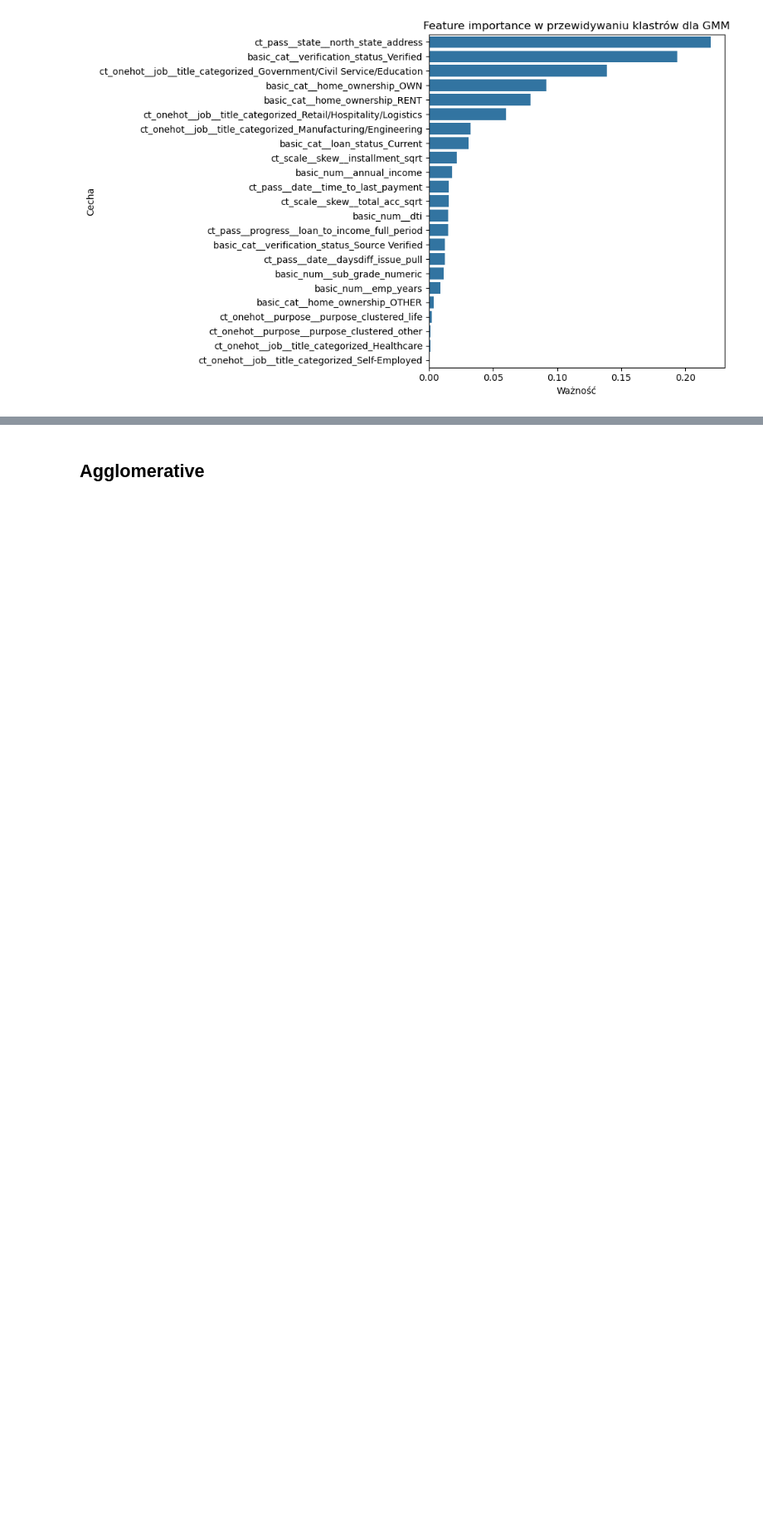
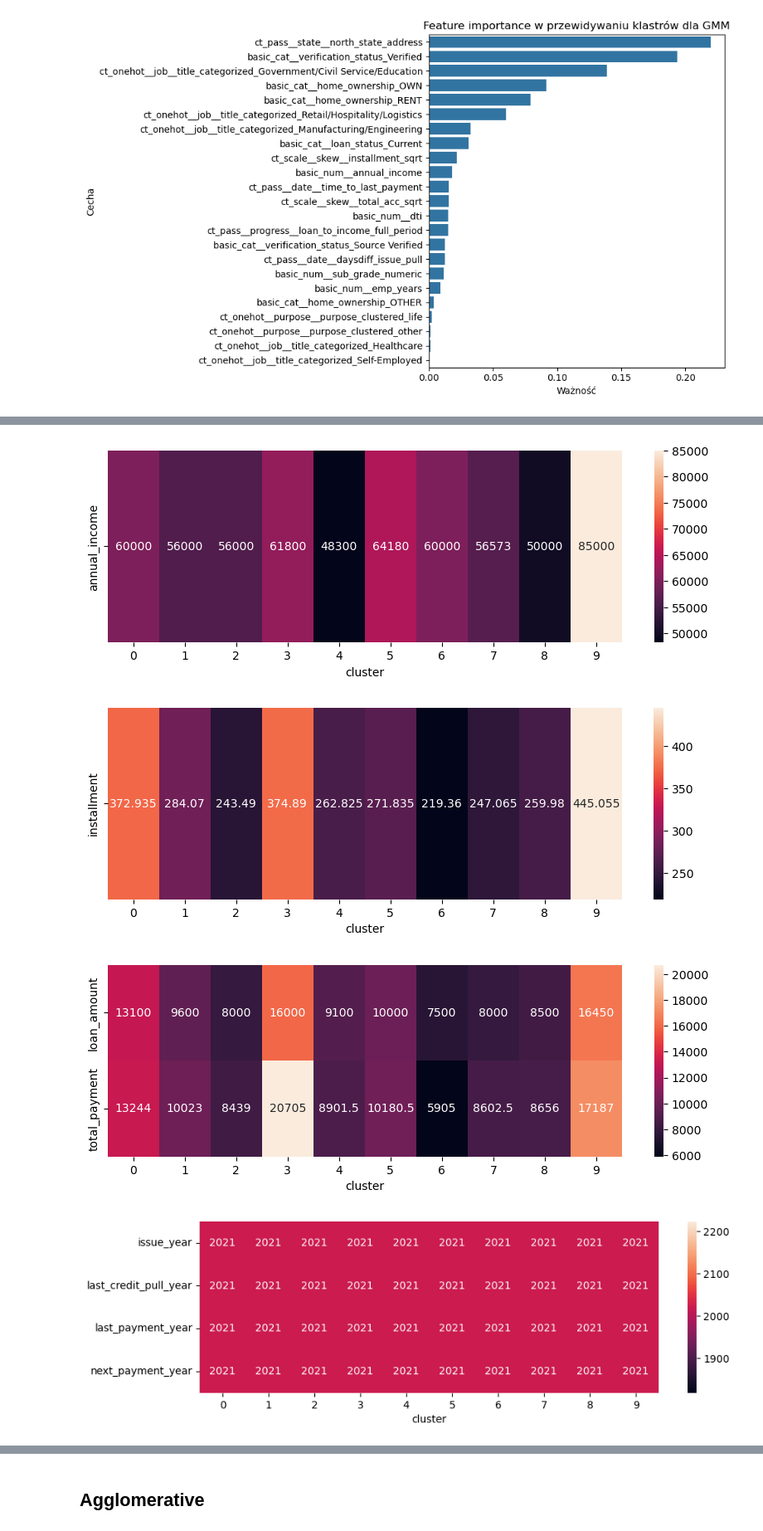
Before and after one commit to andrzejewskimaciej/ML_Intro_Projects, a Jupyter notebook: Project 2 - clustering/05_Testing.ipynb, the cells around one changed output, grey strips where cells are left out. Shown at 83% size. Cells and saved outputs as stored; diff of their text form; code cells hidden in the pictures; blank space fills up the shorter version.

```diff
--- a/Project 2 - clustering/05_Testing.ipynb
+++ b/Project 2 - clustering/05_Testing.ipynb
@@ -203,3 +267,5 @@ plt.tight_layout()
 plt.show()
 # %% [output]
 [figure]
+# %%
+GMM_raw_labels = pd.concat([df_raw_test, pd.DataFrame(predicted_test)], axis=1).rename(columns={0: "cluster"})
@@ -205,0 +285,21 @@ plt.show()
+# %%
+plt.figure(figsize=(10,3))
+sns.heatmap(GMM_raw_labels[['annual_income', 'cluster']].groupby('cluster').median(numeric_only=True).T, annot=True, fmt='g')
+plt.show()
+plt.figure(figsize=(10,3))
+sns.heatmap(GMM_raw_labels[['installment', 'cluster']].groupby('cluster').median(numeric_only=True).T, annot=True, fmt='g')
+plt.show()
+plt.figure(figsize=(10,3))
+sns.heatmap(GMM_raw_labels[['loan_amount', 'total_payment', 'cluster']].groupby('cluster').median(numeric_only=True).T, annot=True, fmt='g')
+plt.show()
+plt.figure(figsize=(10,3))
+sns.heatmap(GMM_raw_labels[['issue_year', 'last_credit_pull_year', 'last_payment_year', 'next_payment_year', 'cluster']].groupby('cluster').median(numeric_only=True).T, annot=True, fmt='g')
+plt.show()
+plt.figure(figsize=(10,10))
+sns.heatmap(GMM_raw_labels.drop(columns=['annual_income', 'installment', 'loan_amount', 'total_payment', 'issue_year', 'last_credit_pull_year', 'last_payment_year', 'next_payment_year']).groupby('cluster').median(numeric_only=True).T, annot=True, fmt='g')
+plt.show()
+# %% [output]
+[figure, added]
+[figure, added]
+[figure, added]
+[figure, added]
```
Also changed, not shown: parts of 29 cells of this notebook, 4 other files.
